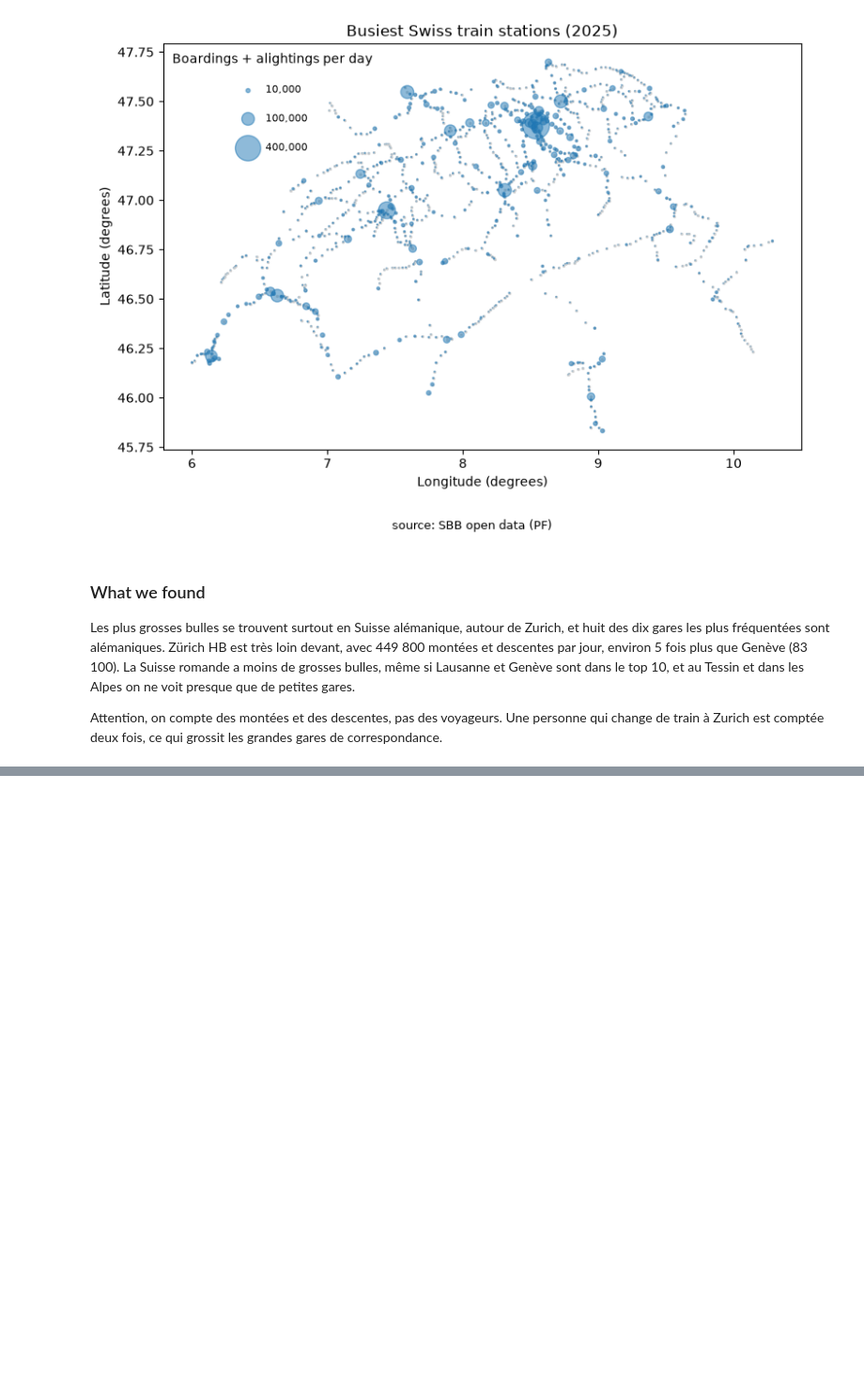
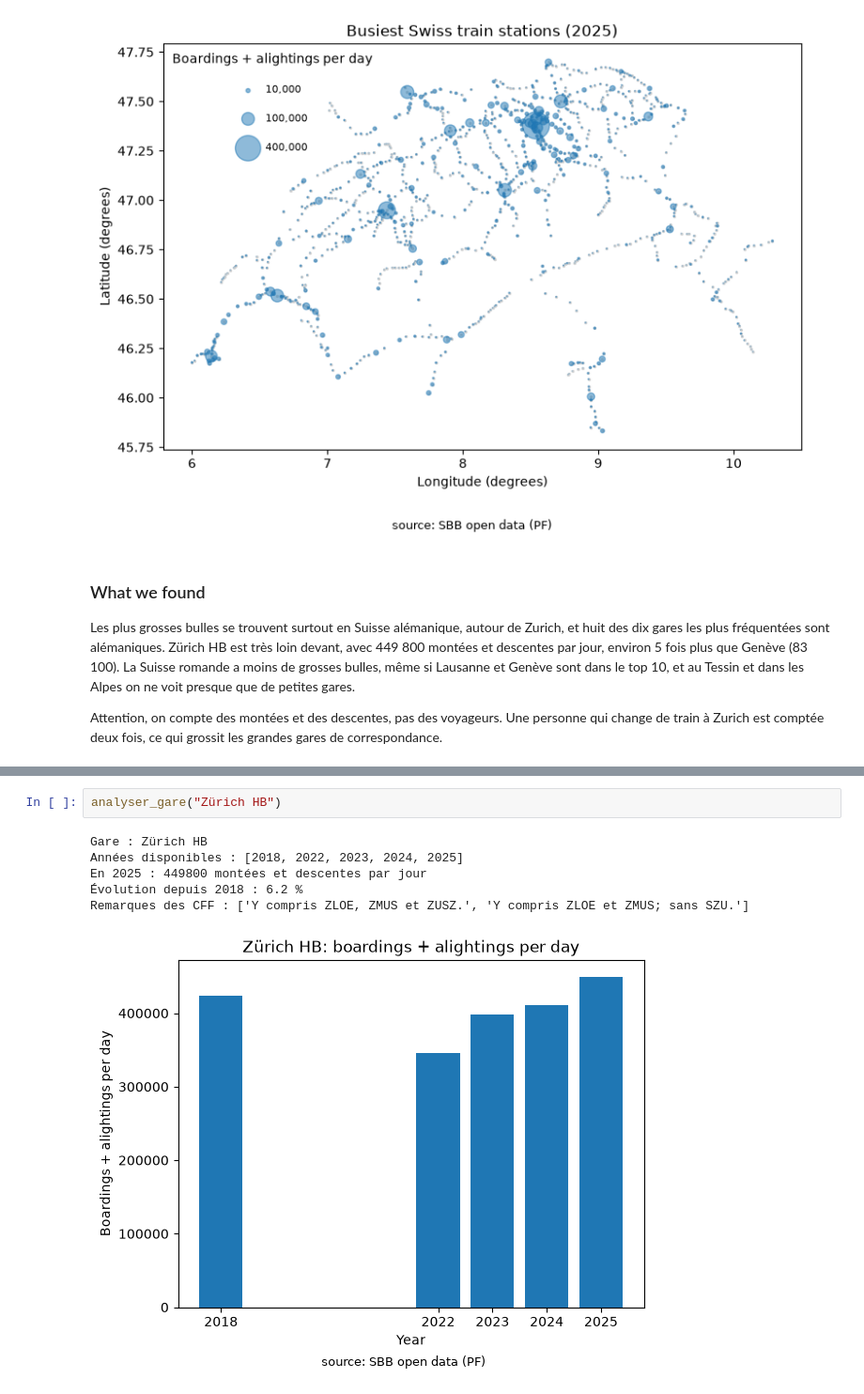
Before and after one commit to fatimaalame/seminaire-de-programmation, a Jupyter notebook: CW2_Ticket2Ride/ticket2ride.ipynb, the cells around one changed output, grey strips where cells are left out. Shown at 94% size. Cells and saved outputs as stored; diff of their text form; blank space fills up the shorter version.

```diff
--- a/CW2_Ticket2Ride/ticket2ride.ipynb
+++ b/CW2_Ticket2Ride/ticket2ride.ipynb
@@ -263,0 +355,9 @@ Attention, on compte des montées et des descentes, pas des voyageurs. Une perso
+# %%
+analyser_gare("Zürich HB")
+# %% [output]
+Gare : Zürich HB
+Années disponibles : [2018, 2022, 2023, 2024, 2025]
+En 2025 : 449800 montées et descentes par jour
+Évolution depuis 2018 : 6.2 %
+Remarques des CFF : ['Y compris ZLOE, ZMUS et ZUSZ.', 'Y compris ZLOE et ZMUS; sans SZU.']
+[figure, added]
```
Also changed, not shown: parts of 11 cells of this notebook, 1 other file.
